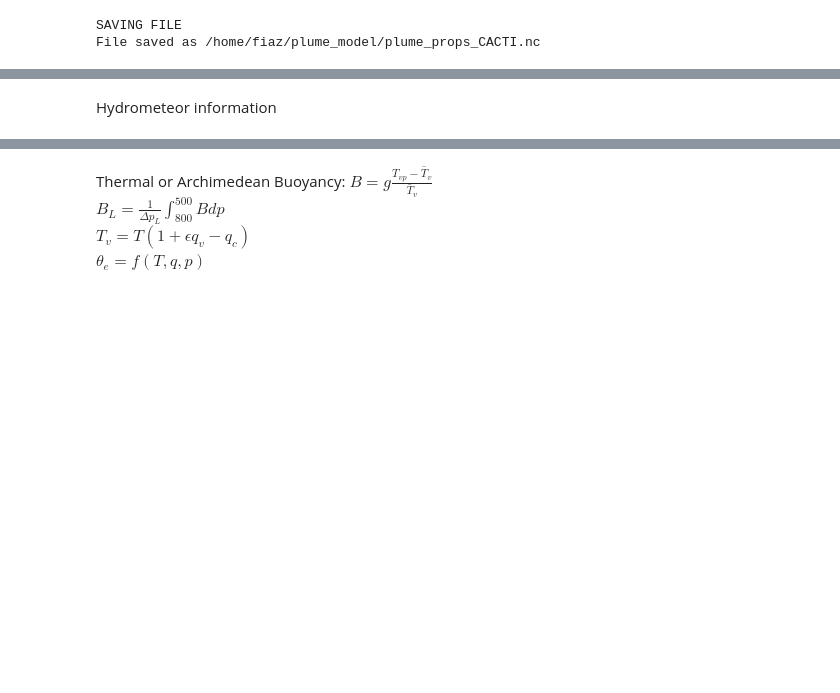
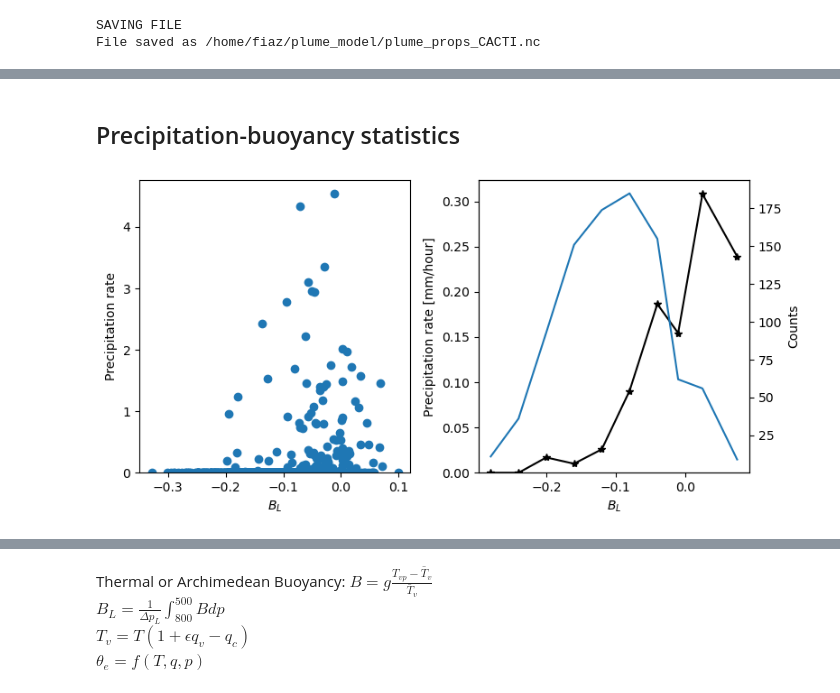
Before and after one commit to climate-systems/plume_model, a Jupyter notebook: run_plume_model.ipynb, the cells around one changed output, grey strips where cells are left out. Cells and saved outputs as stored; diff of their text form; code cells hidden in the pictures; blank space fills up the shorter version.

```diff
--- a/run_plume_model.ipynb
+++ b/run_plume_model.ipynb
@@ -61,2 +116,26 @@ prc = prc.where(prc.time.isin(buoy_lft.time), drop = True)
-# %% [markdown]
-Hydrometeor information
+# %% [markdown]
+## Precipitation-buoyancy statistics
+# %%
+import numpy as np
+buoy_bins = np.arange(-0.3, 0.0, 0.04)
+buoy_bins = np.append(buoy_bins, (np.arange(0, 0.25, 0.05)))
+
+fig, axx = plt.subplots(1, 2, figsize = (8, 4))
+ax = axx[0]
+ax.scatter(buoy_lft, ds.precip)
+
+ax.set_ylim(bottom = 0)
+ax.set_ylabel('Precipitation rate')
+ax.set_xlabel('$B_L$')
+
+ax = axx[1]
+ax2 = ax.twinx()
+ds.precip.groupby_bins(buoy_lft, bins = buoy_bins).count().plot(ax = ax2)
+ds.precip.groupby_bins(buoy_lft, bins = buoy_bins).mean().plot(ax = ax, c = 'black', marker = '*')
+
+ax.set_ylim(bottom = 0)
+ax2.set_ylabel('Counts')
+ax.set_xlabel('$B_L$')
+plt.tight_layout()
+# %% [output]
+[figure, added]
```
Also changed, not shown: parts of 20 cells of this notebook, 3 other files.
